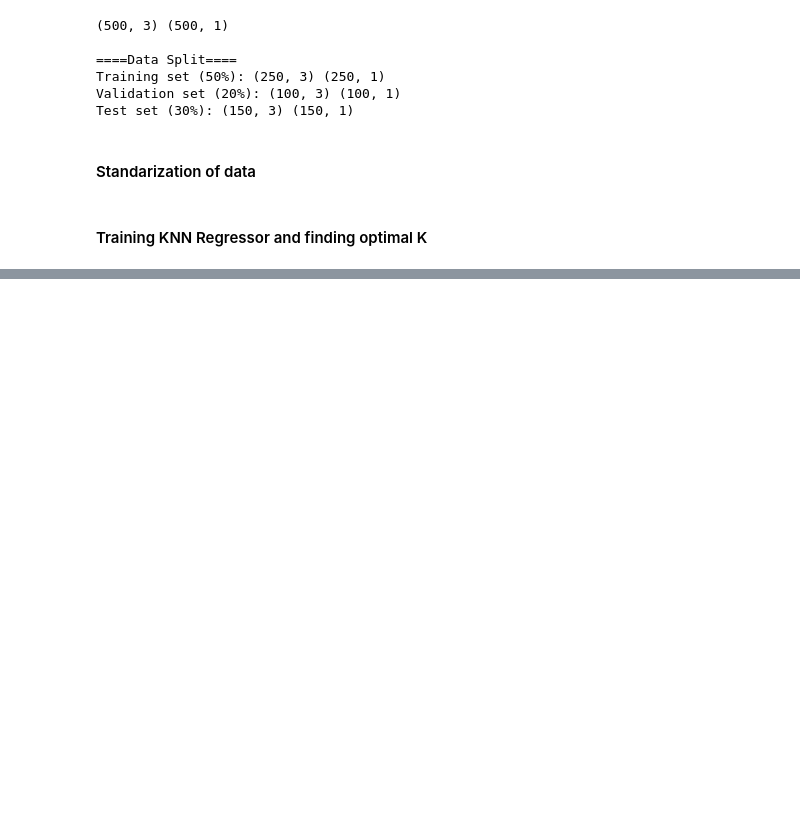
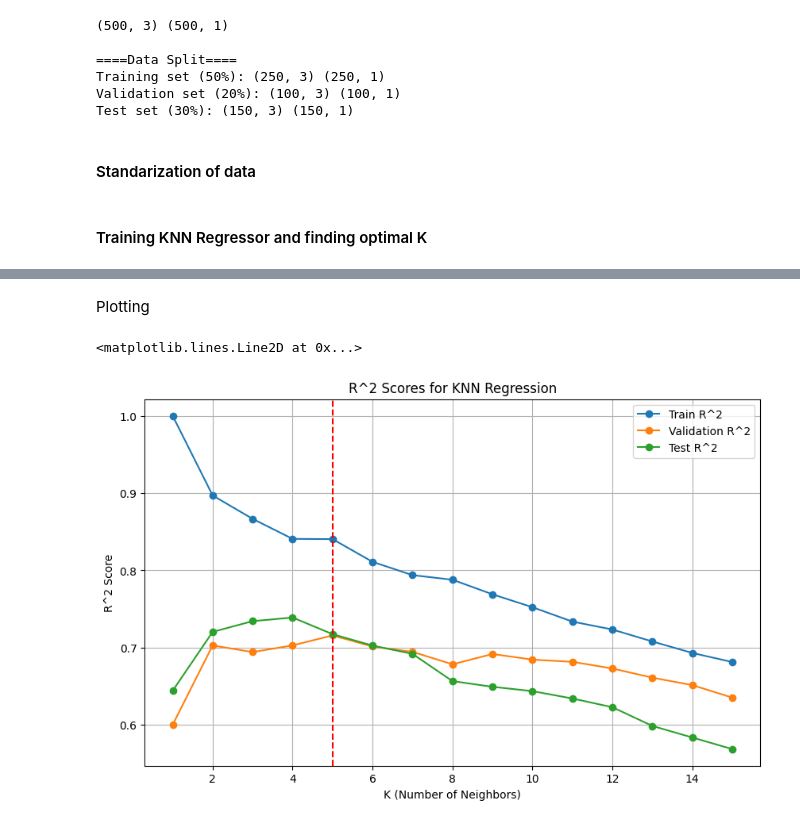
Before and after one commit to tjmeltesen/AML, a Jupyter notebook: HW/HW3/hw3.ipynb, the cells around one changed output, grey strips where cells are left out. Cells and saved outputs as stored; diff of their text form; code cells hidden in the pictures; blank space fills up the shorter version.

Commit message:
plotting and tables

```diff
--- a/HW/HW3/hw3.ipynb
+++ b/HW/HW3/hw3.ipynb
@@ -60,17 +60,19 @@ for k in range(1, 16):
     knn.fit(X_train, Y_train)
     y_val_pred = knn.predict(X_val)
     y_test_pred = knn.predict(X_test)
+    y_train_pred = knn.predict(X_train)
+    r2_train = r2_score(Y_train, y_train_pred)
     r2_val = r2_score(Y_val, y_val_pred)
     r2_test = r2_score(Y_test, y_test_pred)
-    r2_scores.append((k, r2_val,r2_test))
+    r2_scores.append((k, r2_train, r2_val,r2_test))
     if r2_val > best_r2:
         best_r2 = r2_val
         best_k = k
-
+results_df = pd.DataFrame(r2_scores, columns=['K', 'R^2 Train', 'R^2 Validation', 'R^2 Test'])
 print("Best K (validation set):", best_k)
 print("Best R^2 on validation set:", best_r2)
-for k, r2_val, r2_test in r2_scores:
-    print(f"K={k}: R^2 on validation set = {r2_val:.4f}, R^2 on test set = {r2_test:.4f}")
+for k, r2_train, r2_val, r2_test in r2_scores:
+    print(f"K={k}: R^2 on test set = {r2_test:.4f}")
 # %% [output]
 Best K (validation set): 5
 Best R^2 on validation set: 0.715830548172002
@@ -91,0 +119,18 @@ K=15: R^2 on validation set = 0.6353, R^2 on test set = 0.5687
+# %% [markdown]
+Plotting
+# %%
+plt.figure(figsize=(10, 6))
+plt.plot(results_df['K'], results_df['R^2 Train'], marker='o', label='Train R^2')
+plt.plot(results_df['K'], results_df['R^2 Validation'], marker='o', label='Validation R^2')
+plt.plot(results_df['K'], results_df['R^2 Test'], marker='o', label='Test R^2')
+plt.title('R^2 Scores for KNN Regression')
+plt.xlabel('K (Number of Neighbors)')
+plt.ylabel('R^2 Score')
+plt.legend()
+plt.grid()
+best_row = results_df.loc[results_df['R^2 Validation'].idxmax()]
+best_k = best_row['K']
+plt.axvline(x=best_k, color='red', linestyle='--')
+# %% [output]
+<matplotlib.lines.Line2D at 0x...>
+[figure, added]
```
Also changed, not shown: parts of 5 cells of this notebook.
